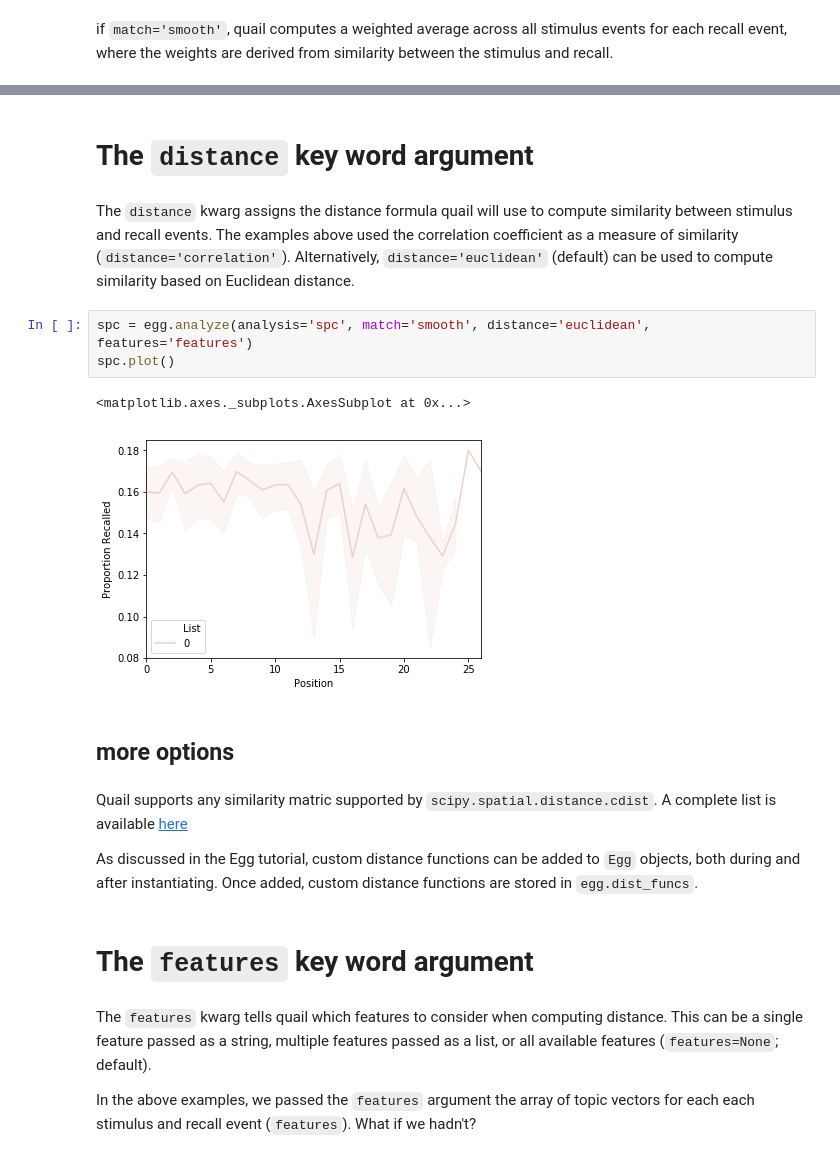
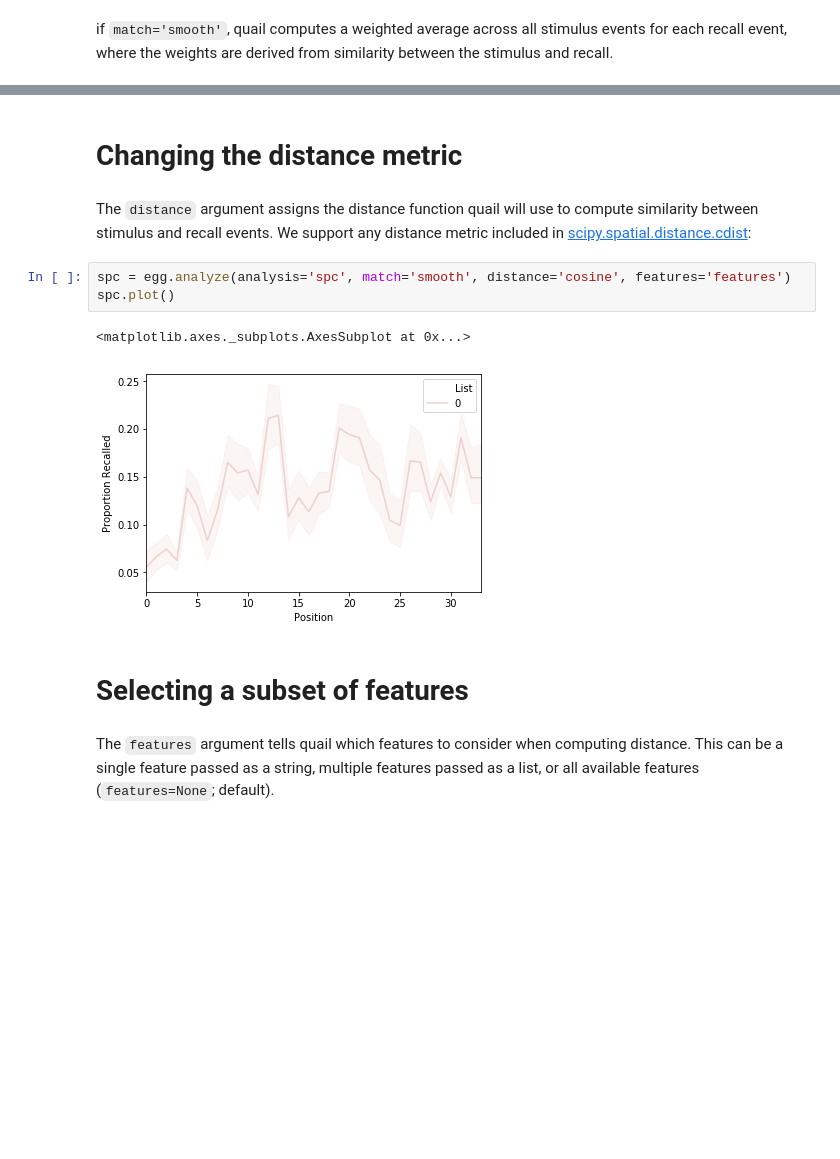
Before and after one commit to ContextLab/quail, a Jupyter notebook: docs/tutorial/naturalistic-analyses.ipynb, the cells around one changed output, grey strips where cells are left out. Cells and saved outputs as stored; diff of their text form; blank space fills up the shorter version.

Commit message:
updated tutorial, fixed bug in smooth code

```diff
--- a/docs/tutorial/naturalistic-analyses.ipynb
+++ b/docs/tutorial/naturalistic-analyses.ipynb
@@ -162,23 +177,14 @@ spc.plot()
-# %% [markdown]
-# The `distance` key word argument
-# %% [markdown]
-The `distance` kwarg assigns the distance formula quail will use to compute similarity between stimulus and recall events. The examples above used the correlation coefficient as a measure of similarity (`distance='correlation'`). Alternatively, `distance='euclidean'` (default) can be used to compute similarity based on Euclidean distance.
+# %% [markdown]
+# Changing the distance metric
+# %% [markdown]
+The `distance` argument assigns the distance function quail will use to compute similarity between stimulus and recall events. We support any distance metric included in [scipy.spatial.distance.cdist](https://docs.scipy.org/doc/scipy/reference/generated/scipy.spatial.distance.cdist.html):
 # %%
-spc = egg.analyze(analysis='spc', match='smooth', distance='euclidean', features='features')
+spc = egg.analyze(analysis='spc', match='smooth', distance='cosine', features='features')
 spc.plot()
 # %% [output]
 <matplotlib.axes._subplots.AxesSubplot at 0x...>
-[figure, old version]
+[figure, new version]
-# %% [markdown]
-## more options
-# %% [markdown]
-Quail supports any similarity matric supported by `scipy.spatial.distance.cdist`. A complete list is available [here](https://docs.scipy.org/doc/scipy/reference/generated/scipy.spatial.distance.cdist.html)
-
-As discussed in the Egg tutorial, custom distance functions can be added to `Egg` objects, both during and after instantiating. Once added, custom distance functions are stored in `egg.dist_funcs`.
-# %% [markdown]
-# The `features` key word argument
+# %% [markdown]
+# Selecting a subset of features
 # %% [markdown]
-The `features` kwarg tells quail which features to consider when computing distance. This can be a single feature passed as a string, multiple features passed as a list, or all available features (`features=None`; default).
-
-In the above examples, we passed the `features` argument the array of topic vectors for each each stimulus and recall event (`features`).
-What if we hadn't?
+The `features` argument tells quail which features to consider when computing distance. This can be a single feature passed as a string, multiple features passed as a list, or all available features (`features=None`; default).
```
Also changed, not shown: parts of 28 cells of this notebook, 1 other file.
